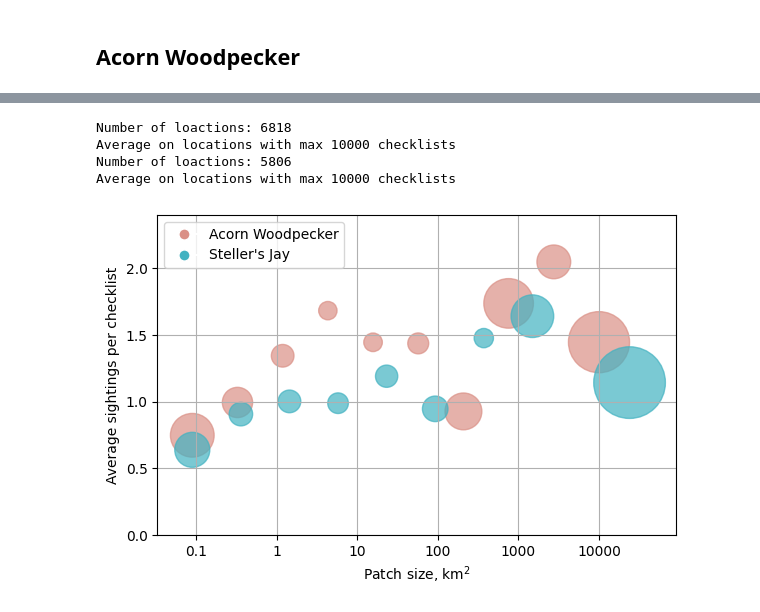
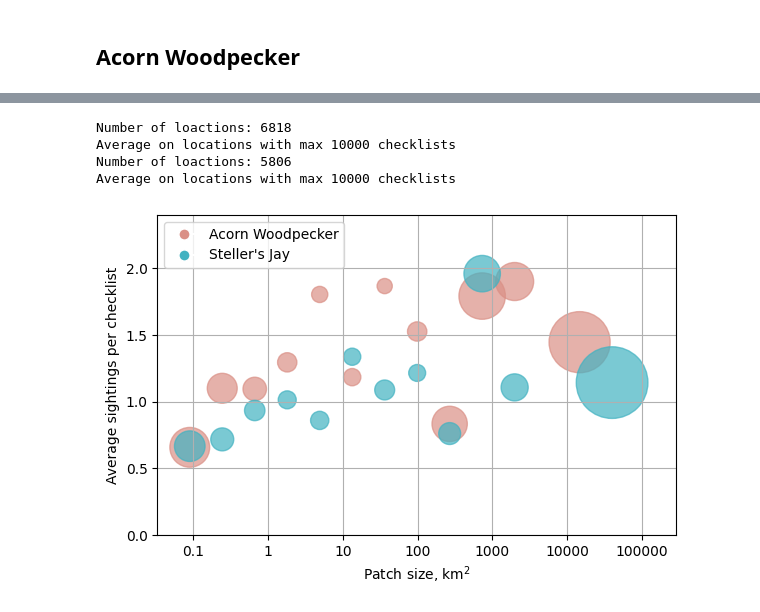
Before and after one commit to ecoscape-earth/ecoscape-connectivity-paper-reproduction, a Jupyter notebook: DisplayValidationResults-PatchSize.ipynb, the cells around one changed output, grey strips where cells are left out. Saved outputs shown, nothing was run; the diff lists cells and outputs as text; code cells hidden in the pictures.

```diff
--- a/DisplayValidationResults-PatchSize.ipynb
+++ b/DisplayValidationResults-PatchSize.ipynb
@@ -150,7 +199,7 @@ birds_for_paper.append(bird_run.get_bird_run(
 # %%
 from matplotlib.lines import Line2D  # for legend handle
 
-def plot_birds_ratios(bird_ls, max_checklists=10000, n_bins=10):
+def plot_birds_ratios(bird_ls, max_checklists=10000):
     fig, ax = plt.subplots(figsize=(6, 4))
 
     cmap = colorcet.cm.cyclic_isoluminant_r
@@ -170,9 +219,10 @@ def plot_birds_ratios(bird_ls, max_checklists=10000, n_bins=10):
         df["logsize"] = df.apply(lambda row : np.log(row["max_repop"]), axis=1)
         # Computes the bin size.
         max_log = df["logsize"].max()
-        bin_size = max_log / n_bins
+        bin_size = 1
         # Computes the bin for each datum.
-        df["size_bin"] = df.apply(lambda row : min(n_bins - 1, int(row["logsize"] / bin_size)), axis = 1)
+        df["size_bin"] = df.apply(lambda row : int(row["logsize"] / bin_size), axis = 1)
+        n_bins = df["size_bin"].max() + 1
         # Computes bin size.
         sizes = [df[df["size_bin"] == i]["Square"].count() for i in range(n_bins)]
         pys = [df[df["size_bin"] == i]["BirdRatio"].mean() for i in range(n_bins)]
@@ -184,33 +234,33 @@ def plot_birds_ratios(bird_ls, max_checklists=10000, n_bins=10):
                 ys.append(pys[i])
                 xs.append(pxs[i])
                 ss.append(s)
         ax.scatter(xs, ys, s=ss, color=colormap[bird.nickname], alpha=0.7, label=bird.name)
         fig.tight_layout()
         print("Average on locations with max {} checklists".format(max_checklists))
 
     ax.set_xlabel(r"Patch size, km$^2$")
     ax.set_ylabel("Average sightings per checklist")
-    x_km2 = [0.1, 1, 10, 100, 1000, 10000]
+    x_km2 = [0.1, 1, 10, 100, 1000, 10000, 100000]
     plt.xticks(ticks=[np.log(x / (0.3 * 0.3)) for x in x_km2], labels=x_km2)
     ymin, ymax = np.min(ys), np.max(ys)
     ylmin, ylmax = ymin - 0.2 * (ymax - ymin), ymax + 0.2 * (ymax - ymin)
     ax.set_ylim((0, 2.4))
-    ax.set_xlim((-1, np.log(100000) * 1.2))
+    ax.set_xlim((-1, np.log(100000) * 1.3))
     ax.grid(True)
     fig.tight_layout()
 
     # add a legend
     handles = [Line2D([0], [0], marker='o', color='w', markerfacecolor=c, label=birdname[b], markersize=8) for b, c in colormap.items()]
     ax.legend(handles=handles, loc='upper left')
 
     plt.show()
 
     fig.savefig("Figures/SightingsVsPatchSize.pdf", format="pdf")
 
 plot_birds_ratios(birds_for_paper)
 # %% [output]
 Number of loactions: 6818
 Average on locations with max 10000 checklists
 Number of loactions: 5806
 Average on locations with max 10000 checklists
-[figure, old version]
+[figure, new version]
```
Also changed, not shown: parts of 4 cells of this notebook, 16 other files.
